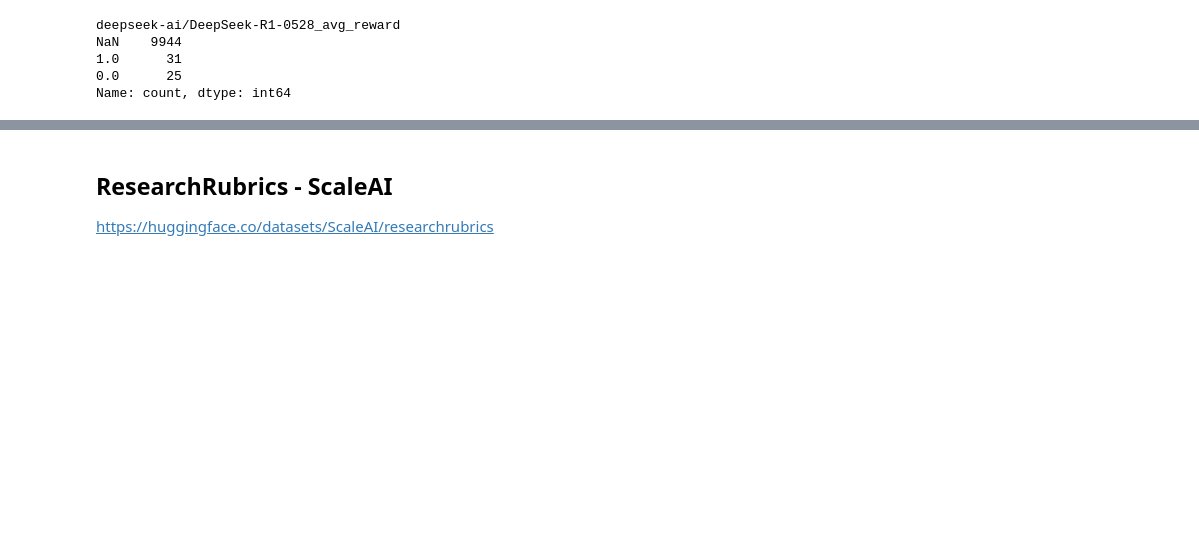
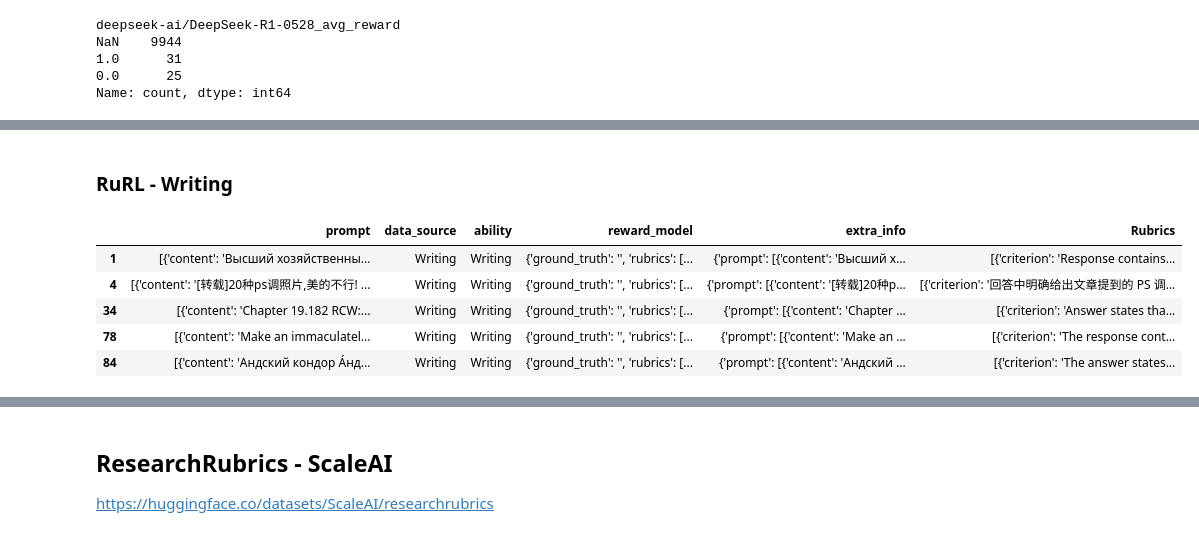
Before and after one commit to lucaspecina/grubrics-science, a Jupyter notebook: explore_datasets.ipynb, the cells around one changed output, grey strips where cells are left out. Saved outputs shown, nothing was run; the diff lists cells and outputs as text; code cells hidden in the pictures; blank space fills up the shorter version.

```diff
--- a/explore_datasets.ipynb
+++ b/explore_datasets.ipynb
@@ -429,0 +497,15 @@ df_sample[:100].to_csv('data/primeintellect-synthetic-2/synthetic-2-sample-100.c
+# %% [markdown]
+### RuRL - Writing
+# %%
+import pandas as pd
+
+# Leer el parquet en path 'rurbichub_v1_Science.parquet'
+df_writing = pd.read_parquet('rurbichub_v1_Writing.parquet')
+df_writing.head(5)
+# %% [output]
+|  | prompt | data_source | ability | reward_model | extra_info | Rubrics |
+| 1 | [{'content': 'Высший хозяйственны... | Writing | Writing | {'ground_truth': '', 'rubrics': [... | {'prompt': [{'content': 'Высший х... | [{'criterion': 'Response contains... |
+| 4 | [{'content': '[转载]20种ps调照片,美的不行! ... | Writing | Writing | {'ground_truth': '', 'rubrics': [... | {'prompt': [{'content': '[转载]20种p... | [{'criterion': '回答中明确给出文章提到的 PS 调... |
+| 34 | [{'content': 'Chapter 19.182 RCW:... | Writing | Writing | {'ground_truth': '', 'rubrics': [... | {'prompt': [{'content': 'Chapter ... | [{'criterion': 'Answer states tha... |
+| 78 | [{'content': 'Make an immaculatel... | Writing | Writing | {'ground_truth': '', 'rubrics': [... | {'prompt': [{'content': 'Make an ... | [{'criterion': 'The response cont... |
+| 84 | [{'content': 'Андский кондор А́нд... | Writing | Writing | {'ground_truth': '', 'rubrics': [... | {'prompt': [{'content': 'Андский ... | [{'criterion': 'The answer states... |
```
Also changed, not shown: parts of 34 cells of this notebook, 7 other files.
